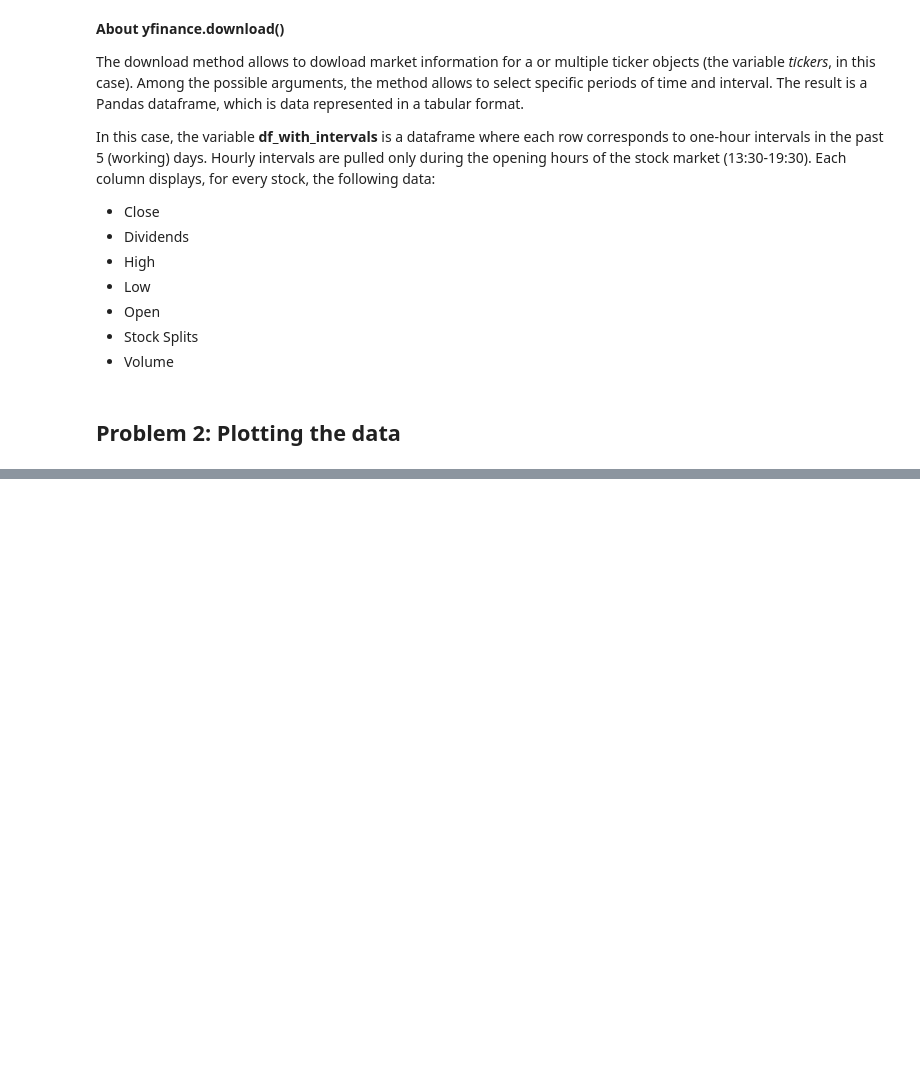
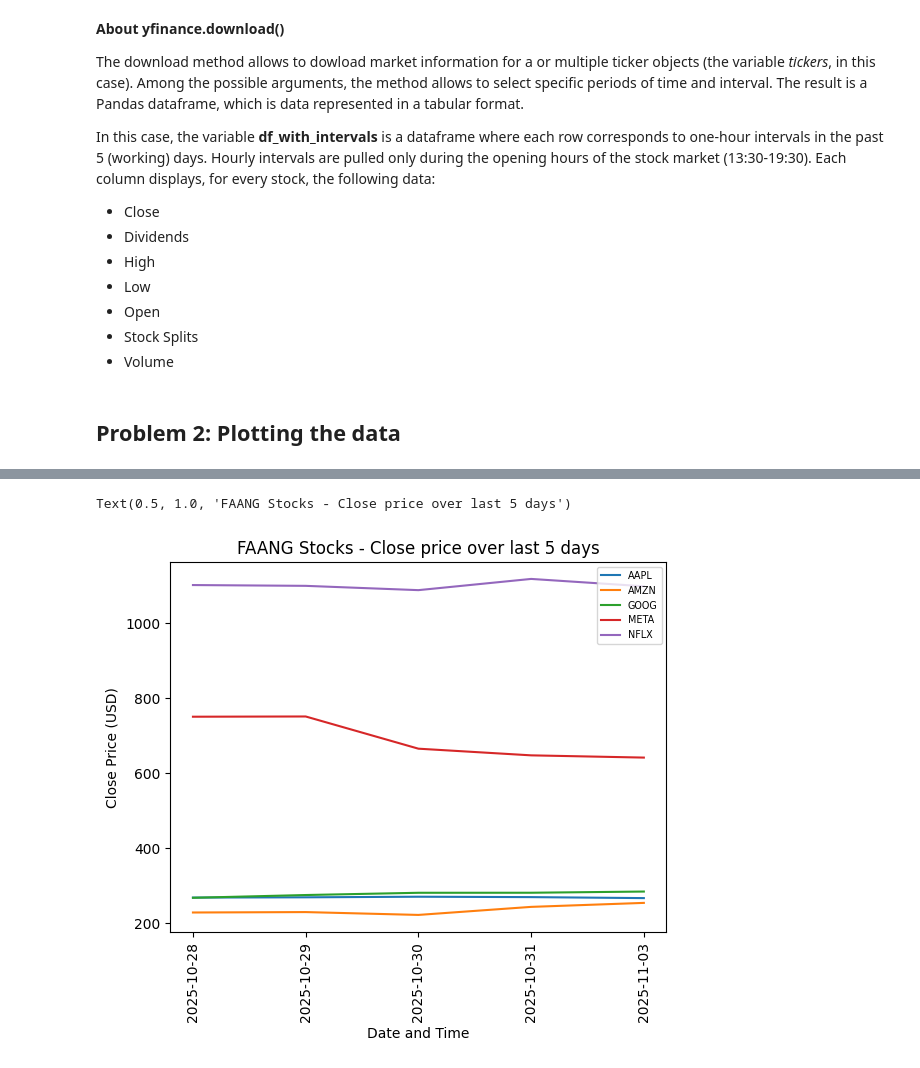
Before and after one commit to irenecelebrin/computer-infrastructure, a Jupyter notebook: problems.ipynb, the cells around one changed output, grey strips where cells are left out. Drawn from its saved outputs; the diff is of its cells as text; code cells hidden in the pictures; blank space fills up the shorter version.

```diff
--- a/problems.ipynb
+++ b/problems.ipynb
@@ -120,0 +183,19 @@ Text(0.5, 1.0, 'FAANG Stocks - Close price over last 5 days')
+# %%
+# get subset for closing prices
+close_price = eod_tickers['Close']
+# get index (date and time)
+date = eod_tickers['Date']
+
+fig, ax = plt.subplots()
+ax.plot(date, close_price)
+ax.set_xlabel('Date and Time')
+ax.set_ylabel('Close Price (USD)')
+# https://matplotlib.org/stable/api/_as_gen/matplotlib.pyplot.legend.html
+ax.legend(labels = ["AAPL", "AMZN", "GOOG", "META", "NFLX"], fontsize = 'x-small')
+# https://matplotlib.org/stable/api/_as_gen/matplotlib.pyplot.xticks.html
+ax.set_xticks(date, labels = date, rotation = 'vertical')
+
+ax.set_title('FAANG Stocks - Close price over last 5 days')
+# %% [output]
+Text(0.5, 1.0, 'FAANG Stocks - Close price over last 5 days')
+[figure, added]
```
Also changed, not shown: parts of 9 cells of this notebook, 3 other files.
